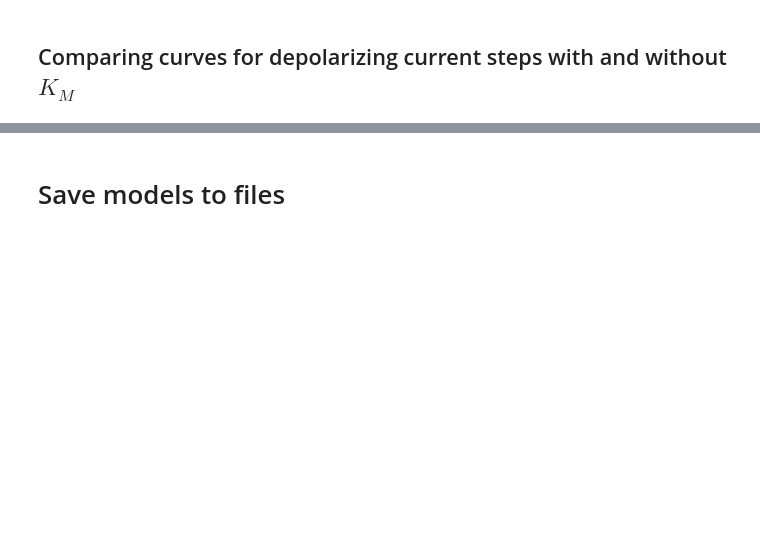
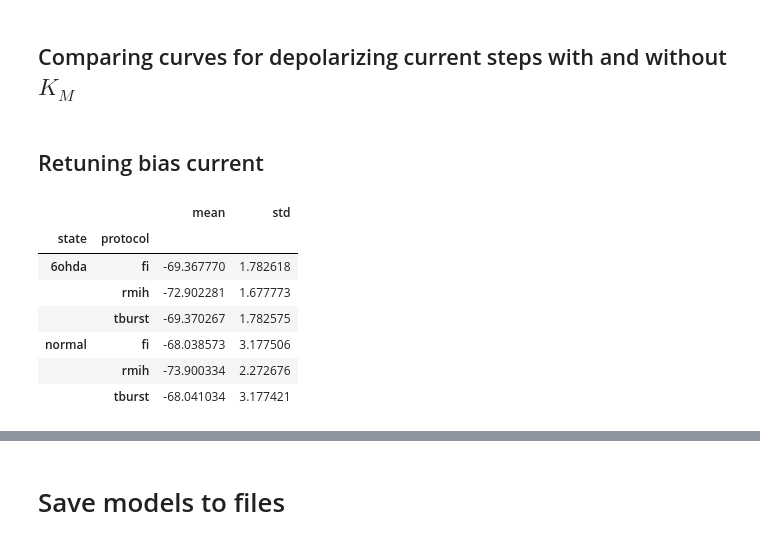
Before and after one commit to FrancescoCavarretta/VMOptimizer, a Jupyter notebook: QualityCheck1.ipynb, the cells around one changed output, grey strips where cells are left out. Cells and saved outputs as stored; diff of their text form; code cells hidden in the pictures; blank space fills up the shorter version.

```diff
--- a/QualityCheck1.ipynb
+++ b/QualityCheck1.ipynb
@@ -134,3 +129,16 @@ normal     18
 Name: state, dtype: int64
 # %% [markdown]
 ## Comparing curves for depolarizing current steps with and without $K_M$
+# %% [markdown]
+## Retuning bias current
+# %%
+pd.read_csv('qc_no_km_40.csv').groupby(['state', 'protocol']).voltage_base.describe()[['mean', 'std']]
+# %% [output]
+|  |  | mean | std |
+| state | protocol |  |  |
+| 6ohda | fi | -69.367770 | 1.782618 |
+|  | rmih | -72.902281 | 1.677773 |
+|  | tburst | -69.370267 | 1.782575 |
+| normal | fi | -68.038573 | 3.177506 |
+|  | rmih | -73.900334 | 2.272676 |
+|  | tburst | -68.041034 | 3.177421 |
```
Also changed, not shown: parts of 44 cells of this notebook.
